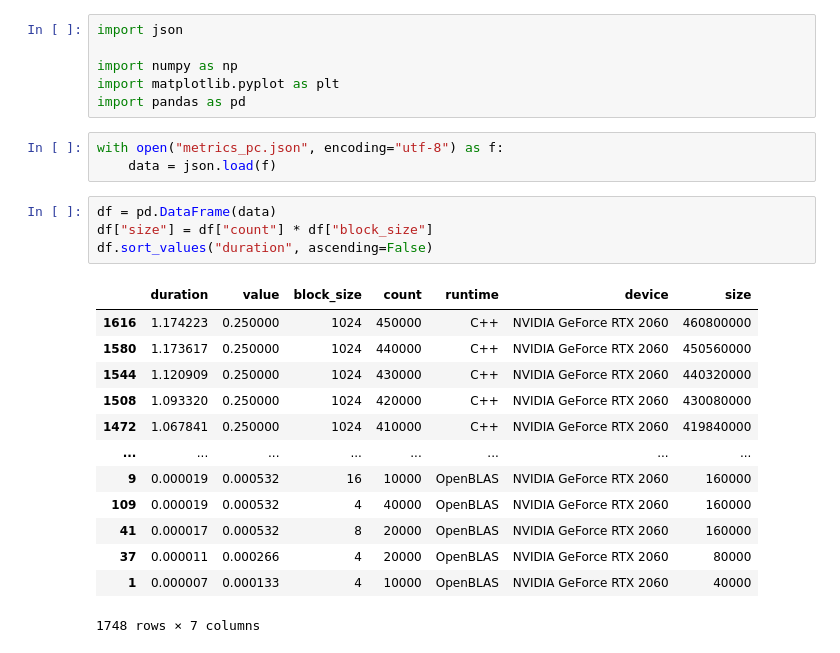
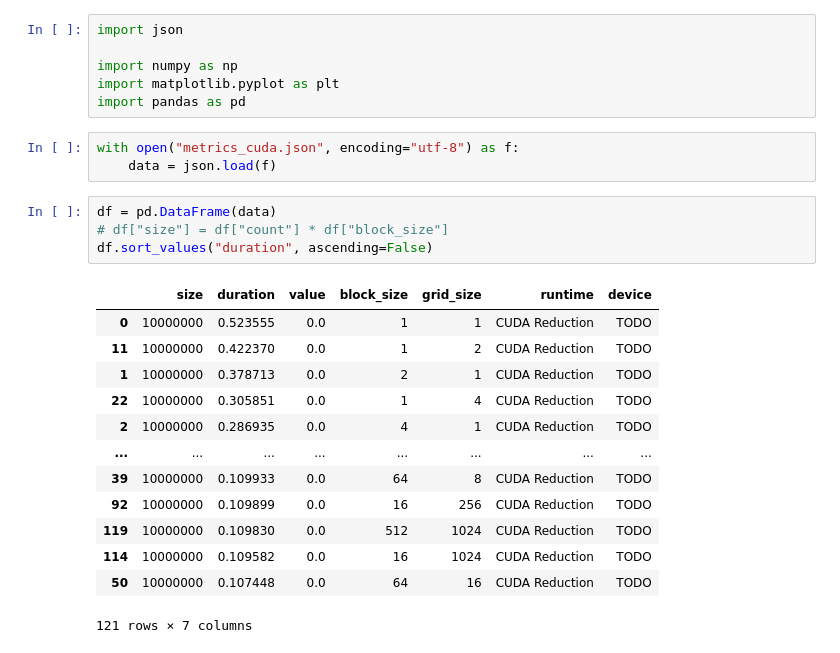
Before and after one commit to evsholukh/MatVec, a Jupyter notebook: graph.ipynb, the cells around one changed output. Saved outputs shown, nothing was run; the diff lists cells and outputs as text.

```diff
--- a/graph.ipynb
+++ b/graph.ipynb
@@ -7,26 +7,26 @@ import numpy as np
 import matplotlib.pyplot as plt
 import pandas as pd
 # %%
-with open("metrics_pc.json", encoding="utf-8") as f:
+with open("metrics_cuda.json", encoding="utf-8") as f:
     data = json.load(f)
 # %%
 df = pd.DataFrame(data)
-df["size"] = df["count"] * df["block_size"]
+# df["size"] = df["count"] * df["block_size"]
 df.sort_values("duration", ascending=False)
 # %% [output]
-|  | duration | value | block_size | count | runtime | device | size |
-| 1616 | 1.174223 | 0.250000 | 1024 | 450000 | C++ | NVIDIA GeForce RTX 2060 | 460800000 |
-| 1580 | 1.173617 | 0.250000 | 1024 | 440000 | C++ | NVIDIA GeForce RTX 2060 | 450560000 |
-| 1544 | 1.120909 | 0.250000 | 1024 | 430000 | C++ | NVIDIA GeForce RTX 2060 | 440320000 |
-| 1508 | 1.093320 | 0.250000 | 1024 | 420000 | C++ | NVIDIA GeForce RTX 2060 | 430080000 |
-| 1472 | 1.067841 | 0.250000 | 1024 | 410000 | C++ | NVIDIA GeForce RTX 2060 | 419840000 |
+|  | size | duration | value | block_size | grid_size | runtime | device |
+| 0 | 10000000 | 0.523555 | 0.0 | 1 | 1 | CUDA Reduction | TODO |
+| 11 | 10000000 | 0.422370 | 0.0 | 1 | 2 | CUDA Reduction | TODO |
+| 1 | 10000000 | 0.378713 | 0.0 | 2 | 1 | CUDA Reduction | TODO |
+| 22 | 10000000 | 0.305851 | 0.0 | 1 | 4 | CUDA Reduction | TODO |
+| 2 | 10000000 | 0.286935 | 0.0 | 4 | 1 | CUDA Reduction | TODO |
 | ... | ... | ... | ... | ... | ... | ... | ... |
-| 9 | 0.000019 | 0.000532 | 16 | 10000 | OpenBLAS | NVIDIA GeForce RTX 2060 | 160000 |
-| 109 | 0.000019 | 0.000532 | 4 | 40000 | OpenBLAS | NVIDIA GeForce RTX 2060 | 160000 |
-| 41 | 0.000017 | 0.000532 | 8 | 20000 | OpenBLAS | NVIDIA GeForce RTX 2060 | 160000 |
-| 37 | 0.000011 | 0.000266 | 4 | 20000 | OpenBLAS | NVIDIA GeForce RTX 2060 | 80000 |
-| 1 | 0.000007 | 0.000133 | 4 | 10000 | OpenBLAS | NVIDIA GeForce RTX 2060 | 40000 |
+| 39 | 10000000 | 0.109933 | 0.0 | 64 | 8 | CUDA Reduction | TODO |
+| 92 | 10000000 | 0.109899 | 0.0 | 16 | 256 | CUDA Reduction | TODO |
+| 119 | 10000000 | 0.109830 | 0.0 | 512 | 1024 | CUDA Reduction | TODO |
+| 114 | 10000000 | 0.109582 | 0.0 | 16 | 1024 | CUDA Reduction | TODO |
+| 50 | 10000000 | 0.107448 | 0.0 | 64 | 16 | CUDA Reduction | TODO |
-1748 rows × 7 columns
+121 rows × 7 columns
 # %%
 runtimes = df["runtime"].unique()
 
```
Also changed, not shown: parts of 1 cell of this notebook.
